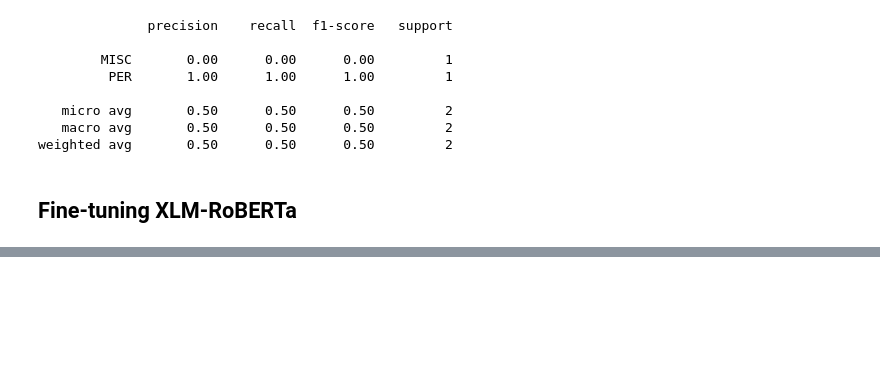
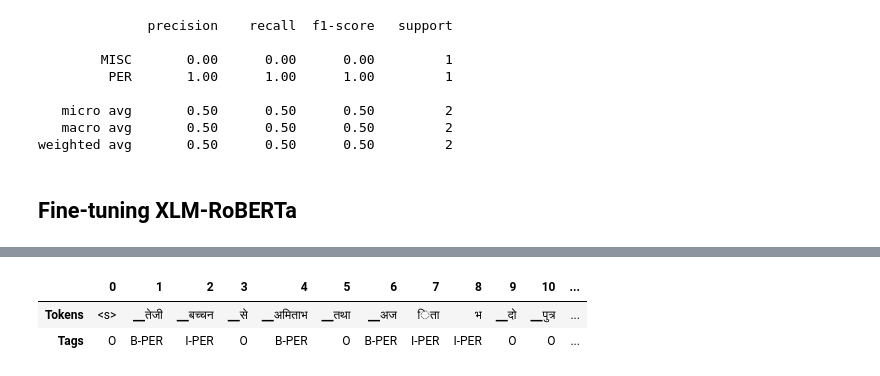
Before and after one commit to the-neural-networker/nlp-with-transformers, a Jupyter notebook: multi-lingual-language-recognition.ipynb, the cells around one changed output, grey strips where cells are left out. Cells and saved outputs as stored; diff of their text form; code cells hidden in the pictures; blank space fills up the shorter version.

```diff
--- a/multi-lingual-language-recognition.ipynb
+++ b/multi-lingual-language-recognition.ipynb
@@ -361,0 +373,12 @@ def align_predictions(predictions, label_ids):
+# %%
+from transformers import DataCollatorForTokenClassification
+
+data_collator = DataCollatorForTokenClassification(xlmr_tokenizer)
+# %%
+def model_init():
+    return (XLMRobertaForTokenClassification.from_pretrained(xlmr_model_name, config=xlmr_config).to(device))
+# %%
+from transformers import Trainer
+
+trainer = Trainer(model_init=model_init, args=training_args, data_collator=data_collator, compute_metrics=compute_metrics,
+                   train_dataset=panx_hi_encoded["train"], eval_dataset=panx_hi_encoded["validation"], tokenizer=xlmr_tokenizer)
@@ -361,0 +416,3 @@ def align_predictions(predictions, label_ids):
+# %%
+trainer.train()
+trainer.push_to_hub(commit_message="Training completed!")
@@ -361,0 +494,7 @@ def align_predictions(predictions, label_ids):
+# %%
+text_hi = "तेजी बच्चन से अमिताभ तथा अजिताभ दो पुत्र हुए ।"
+tag_text(text_hi, tags, trainer.model, xlmr_tokenizer)
+# %% [output]
+|  | 0 | 1 | 2 | 3 | 4 | 5 | 6 | 7 | 8 | 9 | 10 | ... |
+| Tokens | <s> | ▁तेजी | ▁बच्चन | ▁से | ▁अमिताभ | ▁तथा | ▁अज | िता | भ | ▁दो | ▁पुत्र | ... |
+| Tags | O | B-PER | I-PER | O | B-PER | O | B-PER | I-PER | I-PER | O | O | ... |
```
Also changed, not shown: parts of 9 cells of this notebook.
